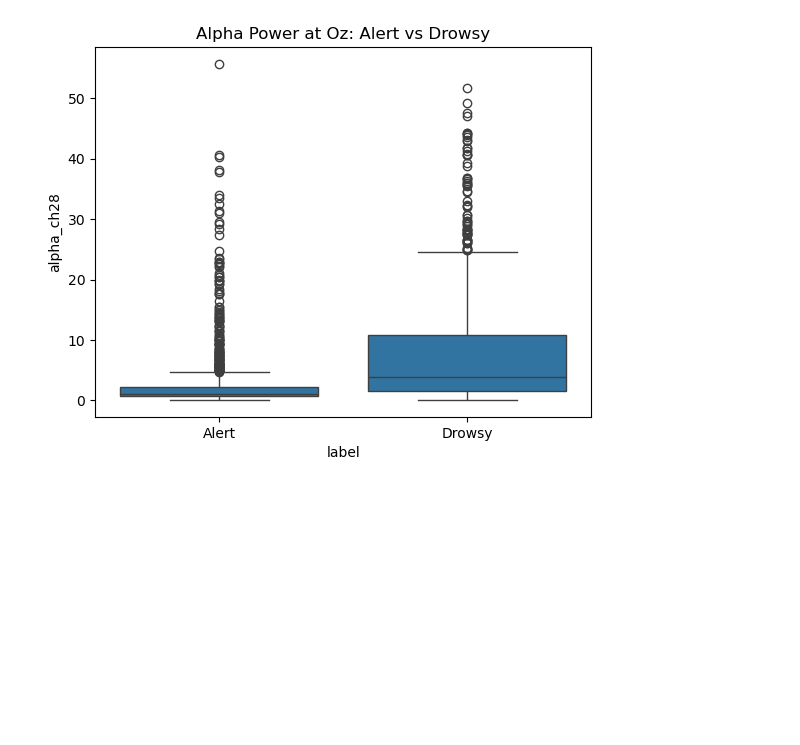
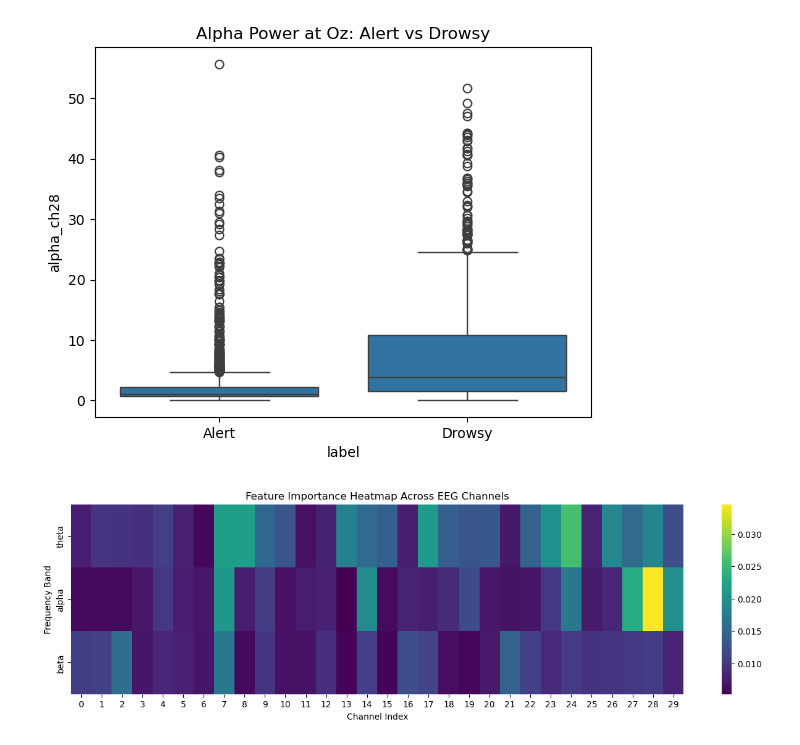
Before and after one commit to saalemybo/eeg-attention-analysis, a Jupyter notebook: analysis/phase2viz.ipynb, the cells around one changed output. Saved outputs shown, nothing was run; the diff lists cells and outputs as text; code cells hidden in the pictures; blank space fills up the shorter version.

Commit message:
more visualizations (several duplicates because I renamed the channelsl to the correct names) prioritize bottom visuals

```diff
--- a/analysis/phase2viz.ipynb
+++ b/analysis/phase2viz.ipynb
@@ -208,3 +208,23 @@ plt.title("Alpha Power at Oz: Alert vs Drowsy")
 plt.show()
 # %% [output]
 [figure]
+# %%
+import pandas as pd
+import seaborn as sns
+import matplotlib.pyplot as plt
+
+# Build matrix: rows = bands, cols = channels
+heatmap_data = pd.DataFrame(0, index=["theta", "alpha", "beta"], columns=range(30))
+
+for feature, importance in importances.items():
+    band, ch = feature.split("_ch")
+    heatmap_data.loc[band, int(ch)] = importance
+
+plt.figure(figsize=(16,4))
+sns.heatmap(heatmap_data, cmap="viridis")
+plt.title("Feature Importance Heatmap Across EEG Channels")
+plt.xlabel("Channel Index")
+plt.ylabel("Frequency Band")
+plt.show()
+# %% [output]
+[figure, added]
```
Also changed, not shown: parts of 3 cells of this notebook.
